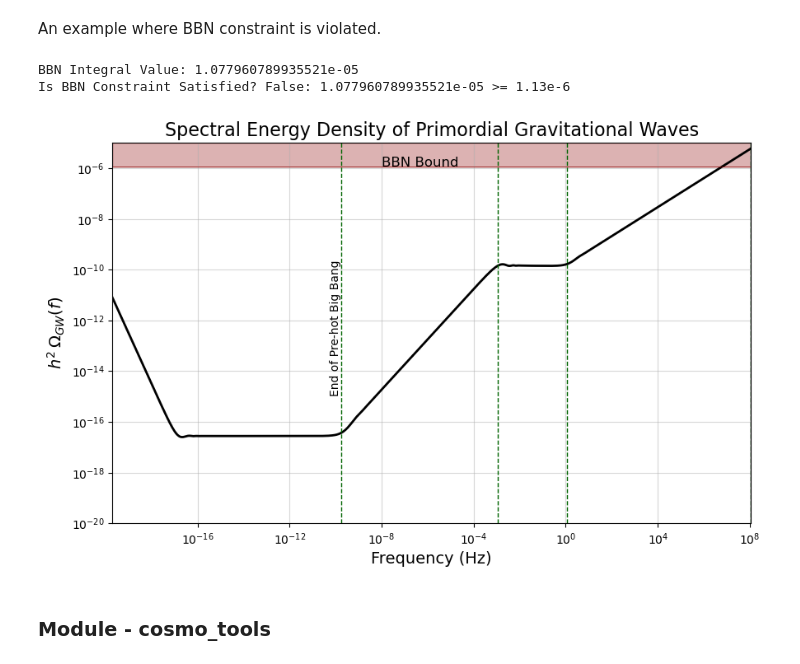
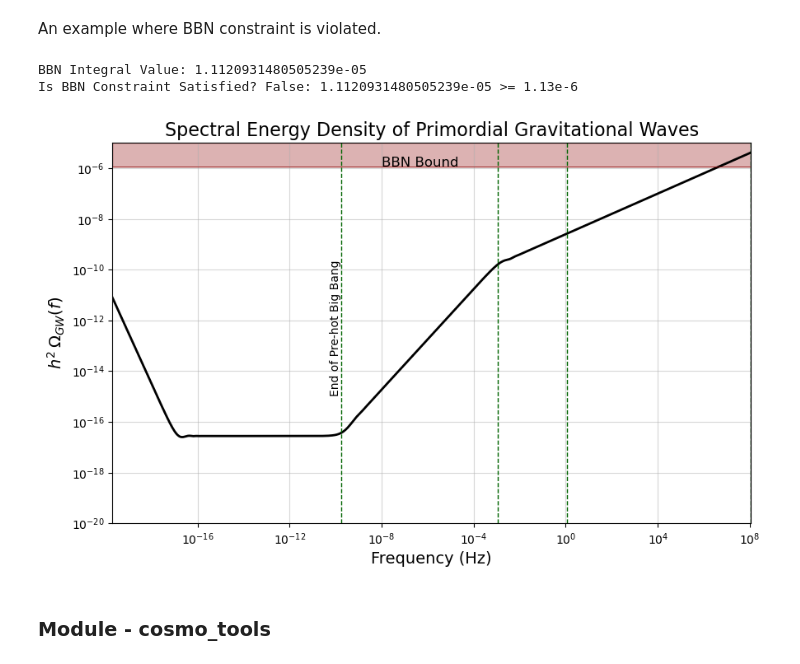
Before and after one commit to athul104/GWInSpect, a Jupyter notebook: examples/tutorial_gwinspect.ipynb, the cells around one changed output. Saved outputs shown, nothing was run; the diff lists cells and outputs as text; code cells hidden in the pictures.

```diff
--- a/examples/tutorial_gwinspect.ipynb
+++ b/examples/tutorial_gwinspect.ipynb
@@ -222,45 +370,63 @@ Is BBN Constraint Satisfied? True: 3.1152069498046095e-09 < 1.13e-6
 # %% [markdown]
 An example where BBN constraint is violated.
 # %%
-eos_list = [0.6, 0.33, 0.99] # equation of state parameters
-T_rstar = 0.01 # in GeV units, temperature at the end of pre-hot Big Bang phase
-energy_list = [1e5, 1e8] # in GeV units, end energy at the transition from first to second epoch during pre-hot Big Bang phase
-E_inf = 1e16 # in GeV units, energy scale during inflation
+# Equation of state parameters
+w1, w2, w3 = 0.5, 0.5, 0.99
+eos_list = [w1, w2, w3]
 
+# Temperature at the beginning of hot Big Bang phase
+T_rstar = 0.01 # in GeV unit
+
+# Transition energy scales between epochs during pre-hot Big Bang phase
+E2, E1 = 1e5, 1e8
+energy_list = [E2, E1] # in GeV unit
+
+# Energy scale of inflation
+E_inf = 1e16 # in GeV unit
+
+
+# Check BBN constraint
 bbn_integral, is_satisfied = check_bbn(eos_list=eos_list, T_rstar=T_rstar,
                                       energy_list=energy_list, E_inf=E_inf)
 
+
+# Print BBN integral value and whether the constraint is satisfied
 print(f"BBN Integral Value: {bbn_integral}")
 if is_satisfied:
     print(f"Is BBN Constraint Satisfied? {is_satisfied}: {bbn_integral} < 1.13e-6")
 else:
     print(f"Is BBN Constraint Satisfied? {is_satisfied}: {bbn_integral} >= 1.13e-6")
 
+
+# Compute the spectral energy density of primordial gravitational waves (for plotting)
 f_arr, omega_gw_arr, freq_boundaries, efold_list = compute_omega_gw(eos_list=eos_list, T_rstar=T_rstar,
                                                                        energy_list=energy_list, E_inf=E_inf, show_efolds=True, show_freqs=True)
 
 bbn_bound = 1.13e-6 # BBN bound on Omega_gw h^2
 
+
+
+# Plot the spectral energy density with transition frequencies marked
 plt.figure(figsize=(10,6))
 plt.loglog(f_arr, omega_gw_arr, lw=2, color = 'black')
 for fb in freq_boundaries:
     plt.axvline(x=fb, color='darkgreen', linestyle='--', lw=1)
 plt.xlabel('Frequency (Hz)', fontsize=14)
 plt.ylabel(r'$h^2 \, \Omega_{GW}(f)$', fontsize=14)
 plt.title('Spectral Energy Density of Primordial Gravitational Waves', fontsize=16)
 plt.grid(True, alpha=0.5)
 plt.xlim(f_arr[0], f_arr[-1])
 plt.ylim(1e-20, 1e-5)
 plt.axhline(y=bbn_bound, color='darkred', linestyle='-', lw=0.5)
 plt.text(1e-8, bbn_bound, 'BBN Bound', color='k', fontsize=12)
 plt.text(freq_boundaries[-1], 1e-15, "End of Pre-hot Big Bang", rotation=90, color='black', fontsize=10, va='bottom',
          ha='right')
 plt.fill_between(f_arr, bbn_bound, 1e-5, color='darkred', alpha=0.3)
 plt.show()
 # %% [output]
-BBN Integral Value: 1.077960789935521e-05
-Is BBN Constraint Satisfied? False: 1.077960789935521e-05 >= 1.13e-6
+BBN Integral Value: 1.1120931480505239e-05
+Is BBN Constraint Satisfied? False: 1.1120931480505239e-05 >= 1.13e-6
-[figure, old version]
+[figure, new version]
 # %% [markdown]
 ### Module - cosmo_tools
 # %%
```
Also changed, not shown: parts of 16 cells of this notebook, 1 other file.
